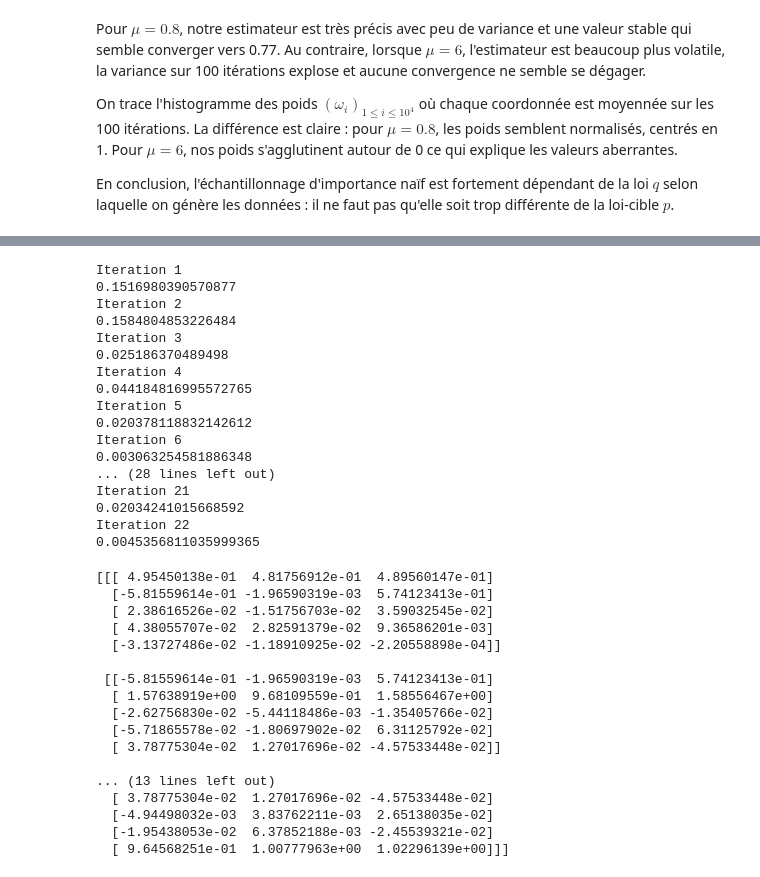
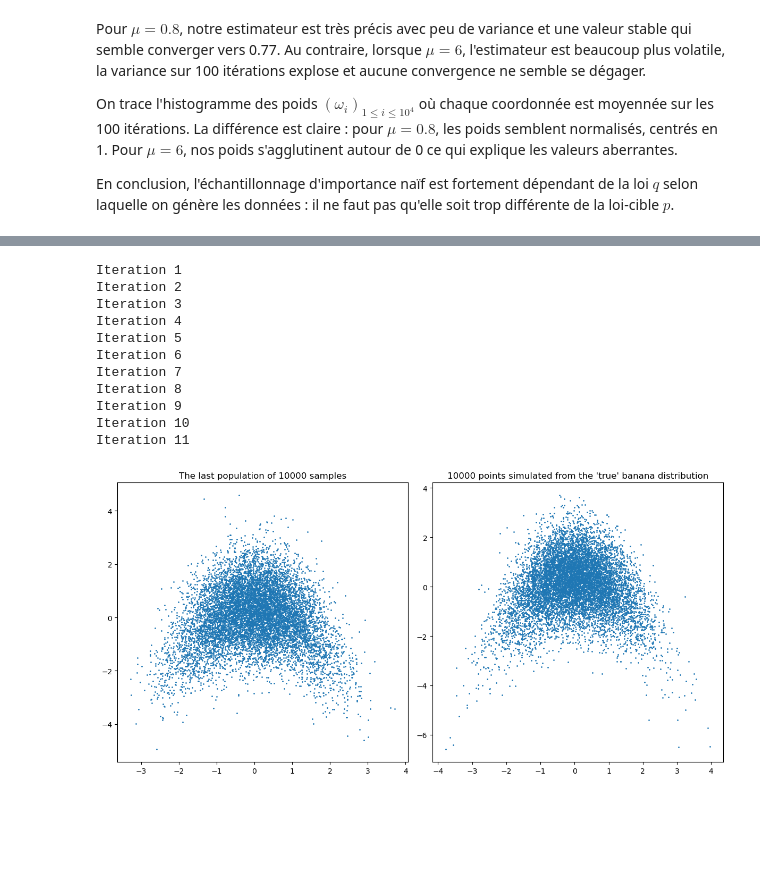
Before and after one commit to meilame-tayebjee/Comp_Stats_Lab, a Jupyter notebook: TD2/TD2.ipynb, the cells around one changed output, grey strips where cells are left out. Cells and saved outputs as stored; diff of their text form; code cells hidden in the pictures; blank space fills up the shorter version.

```diff
--- a/TD2/TD2.ipynb
+++ b/TD2/TD2.ipynb
@@ -639,6 +680,25 @@ def newEM(w, X, K,  alphas_init, mus_init, Sigmas_init,Niter = 100, eps = 1e-2,
     return log_likelihoods, all_alphas, all_mus, all_Sigmas, all_taus
 # %%
 def populationMC(alpha_init, mu_init, Sigma_init, K, n, eps = 1e-1, maxIter = 1000, verbose = False):
+
+    """
+    Population Monte-Carlo Algorithm
+    Args:
+        alpha_init (list or array shape (1,p)): initialization of the estimator of alpha
+        mu_init (list or array shape (p,d)): initialization of the estimator of alpha
+        Sigma_init (array shape (d,d,p)): initialization of the estimator of Sigmas^-1
+        K (int): number of clusters
+        n (int): number of samples to generate
+        eps (float): tolerance parameter
+        maxIter (int): maximum number of iterations
+        verbose (bool): whether to print the iterations or not
+
+    Returns
+        (array shape (n,d)): list/array of n samples, the last generated population
+        (array shape (K,)): final estimator of alpha
+        (array shape (K,d)): final estimator of mu
+        (array shape (d,d,K)): final estimator of Sigma
+    """
 
     #Initialization
     alpha = alpha_init
@@ -659,7 +719,7 @@ def populationMC(alpha_init, mu_init, Sigma_init, K, n, eps = 1e-1, maxIter = 10
         objective = np.mean(w.T @ q(X, alpha, mu, Sigma))
 
         #Step 3: update of the parameters via EM
-        _, alphas, mus, Sigmas, taus = newEM(w, X, K, alpha, mu, Sigma, Niter = 100, verbose = False, eps = 1e-1)
+        _, alphas, mus, Sigmas, taus = newEM(w, X, K, alpha, mu, Sigma, Niter = 150, verbose = False, eps = 1e-1)
         new_alpha = alphas[-1]
         new_mu = mus[-1]
         new_Sigma = Sigmas[-1]
@@ -678,54 +738,48 @@ def populationMC(alpha_init, mu_init, Sigma_init, K, n, eps = 1e-1, maxIter = 10
 
     return X, alpha, mu, Sigma
 
+#------INPUTS------#
 d = 5
 b = 0.4
 sigma = 1
 K = 3
 n = 10000
+#------------------#
+#------INIT------#
 alphas_init =  [1/K]*K
 mu_init = np.random.randn(K,d)
+
 Sigma_init = np.zeros((d,d,K))
 for i in range(K):
-    Sigma_init[:,:,i] = np.eye(d)
+    Sigma_init[:,:,i] = np.eye(d) #Each covariance matrix is the identity matrix
+#------------------#
 
 X, alpha, mu, Sigma = populationMC(alphas_init, mu_init, Sigma_init, K, n, verbose = True)
 # %% [output]
 Iteration 1
-0.1516980390570877
 Iteration 2
-0.1584804853226484
 Iteration 3
-0.025186370489498
 Iteration 4
-0.044184816995572765
 Iteration 5
-0.020378118832142612
 Iteration 6
-0.003063254581886348
-... (28 lines left out)
-Iteration 21
-0.02034241015668592
-Iteration 22
-0.0045356811035999365
+Iteration 7
+Iteration 8
+Iteration 9
+Iteration 10
+Iteration 11
-# %%
-print(Sigma)
-# %% [output]
-[[[ 4.95450138e-01  4.81756912e-01  4.89560147e-01]
-  [-5.81559614e-01 -1.96590319e-03  5.74123413e-01]
-  [ 2.38616526e-02 -1.51756703e-02  3.59032545e-02]
-  [ 4.38055707e-02  2.82591379e-02  9.36586201e-03]
-  [-3.13727486e-02 -1.18910925e-02 -2.20558898e-04]]
-
- [[-5.81559614e-01 -1.96590319e-03  5.74123413e-01]
-  [ 1.57638919e+00  9.68109559e-01  1.58556467e+00]
-  [-2.62756830e-02 -5.44118486e-03 -1.35405766e-02]
-  [-5.71865578e-02 -1.80697902e-02  6.31125792e-02]
-  [ 3.78775304e-02  1.27017696e-02 -4.57533448e-02]]
-
-... (13 lines left out)
-  [ 3.78775304e-02  1.27017696e-02 -4.57533448e-02]
-  [-4.94498032e-03  3.83762211e-03  2.65138035e-02]
-  [-1.95438053e-02  6.37852188e-03 -2.45539321e-02]
-  [ 9.64568251e-01  1.00777963e+00  1.02296139e+00]]]
+# %%
+X = np.array(X)
+Y = generateBanana()
+plt.figure(figsize=(12, 6))
+
+plt.subplot(1,2,1)
+plt.scatter(X[:,0], X[:,1], s = 1)
+plt.title("The last population of {} samples".format(n))
+plt.subplot(1,2,2)
+plt.scatter(Y[:,0], Y[:,1], s = 1)
+plt.title("{} points simulated from the 'true' banana distribution".format(Y.shape[0]))
+plt.tight_layout()
+plt.show()
+# %% [output]
+[figure, added]
 # %%
```
Also changed, not shown: parts of 10 cells of this notebook.
